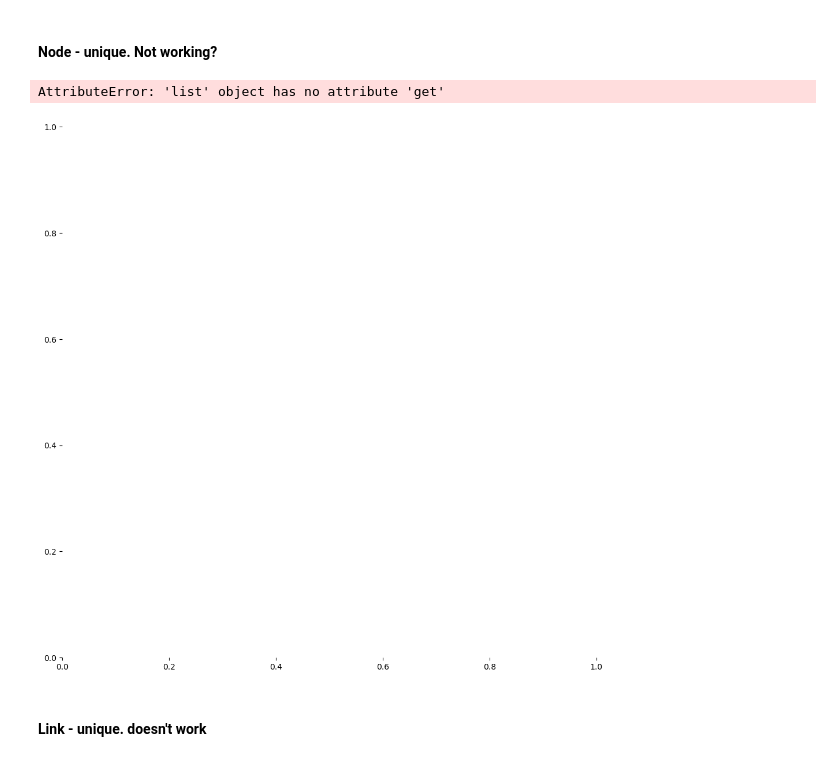
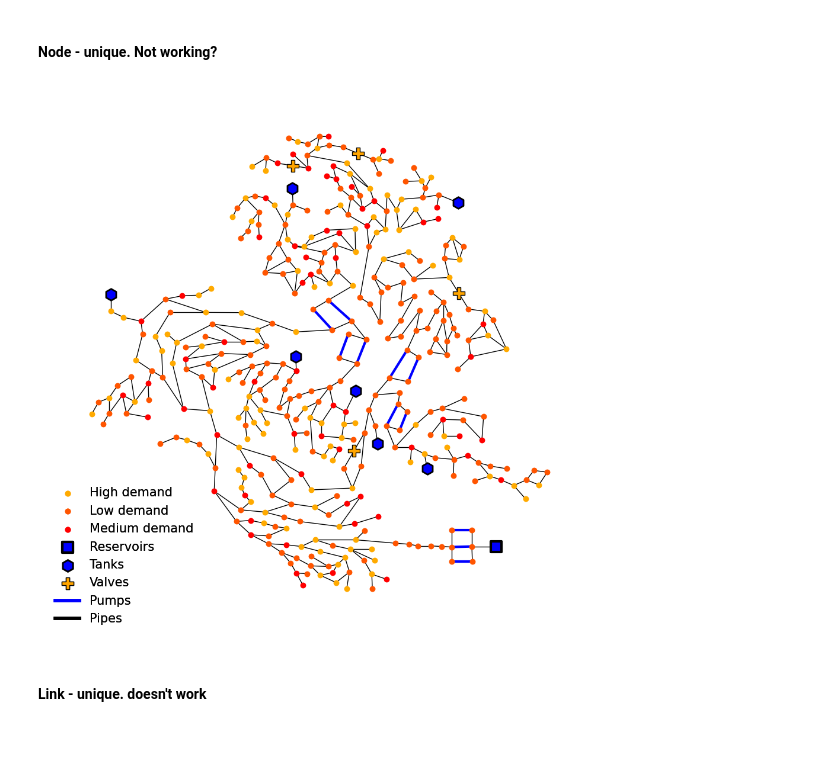
Before and after one commit to tylertrimble/viswaternet, a Jupyter notebook: examples/VisWaterNet testing - plot_unique_data.ipynb, the cells around one changed output. Cells and saved outputs as stored; diff of their text form; code cells hidden in the pictures.

Commit message:
Color_list bug fix + loc argument renames
Also changed example files to reflect changes

```diff
--- a/examples/VisWaterNet testing - plot_unique_data.ipynb
+++ b/examples/VisWaterNet testing - plot_unique_data.ipynb
@@ -217,17 +219,16 @@ model.plot_unique_data(parameter = "custom_data", node_size = 200,
 # %%
 model.plot_unique_data(parameter = "custom_data", node_size = 200,
                        line_widths = 1, edge_colors = "k",
                        parameter_type = "node", data_type = "unique",
                        custom_data_values = [wn.junction_name_list, node_cat_data],
-                       legend_loc_2 = 'lower left',
+                       discrete_legend_loc = 'lower left',
                        #num_intervals = 3, legend_sig_figs = 1,
                        #interval_node_size_list = [50,100,150],
                        #color_list = ['r','b','k'],
                        #color_bar_title = "Error (%)", cmap = "bwr",
                        base_node_size = 30, base_node_color = 'k')
 # %% [output]
-AttributeError: 'list' object has no attribute 'get'
-[figure, old version]
+[figure, new version]
 # %% [markdown]
 #### Link - unique. doesn't work
 # %%
```
Also changed, not shown: parts of 15 cells of this notebook, 14 other files.
